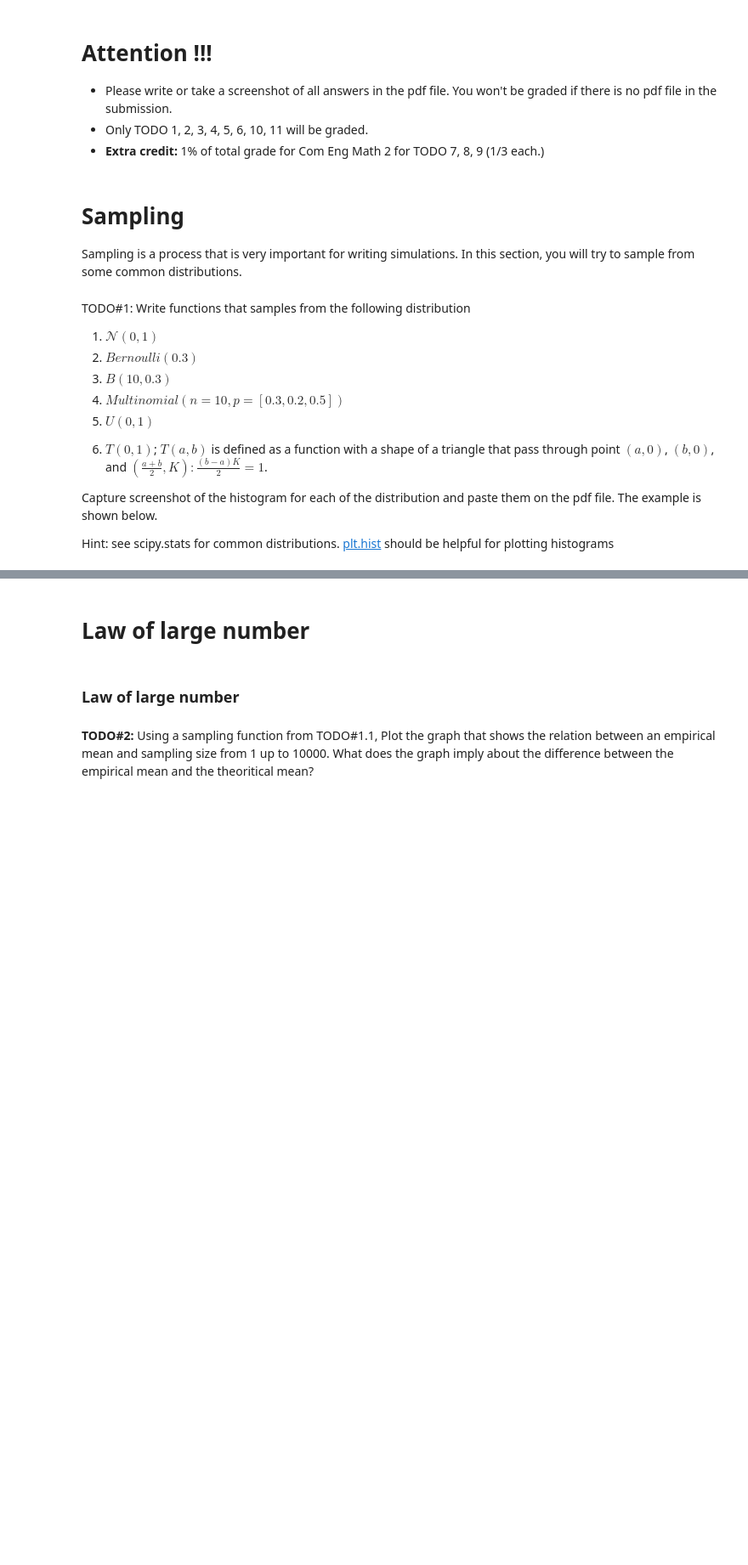
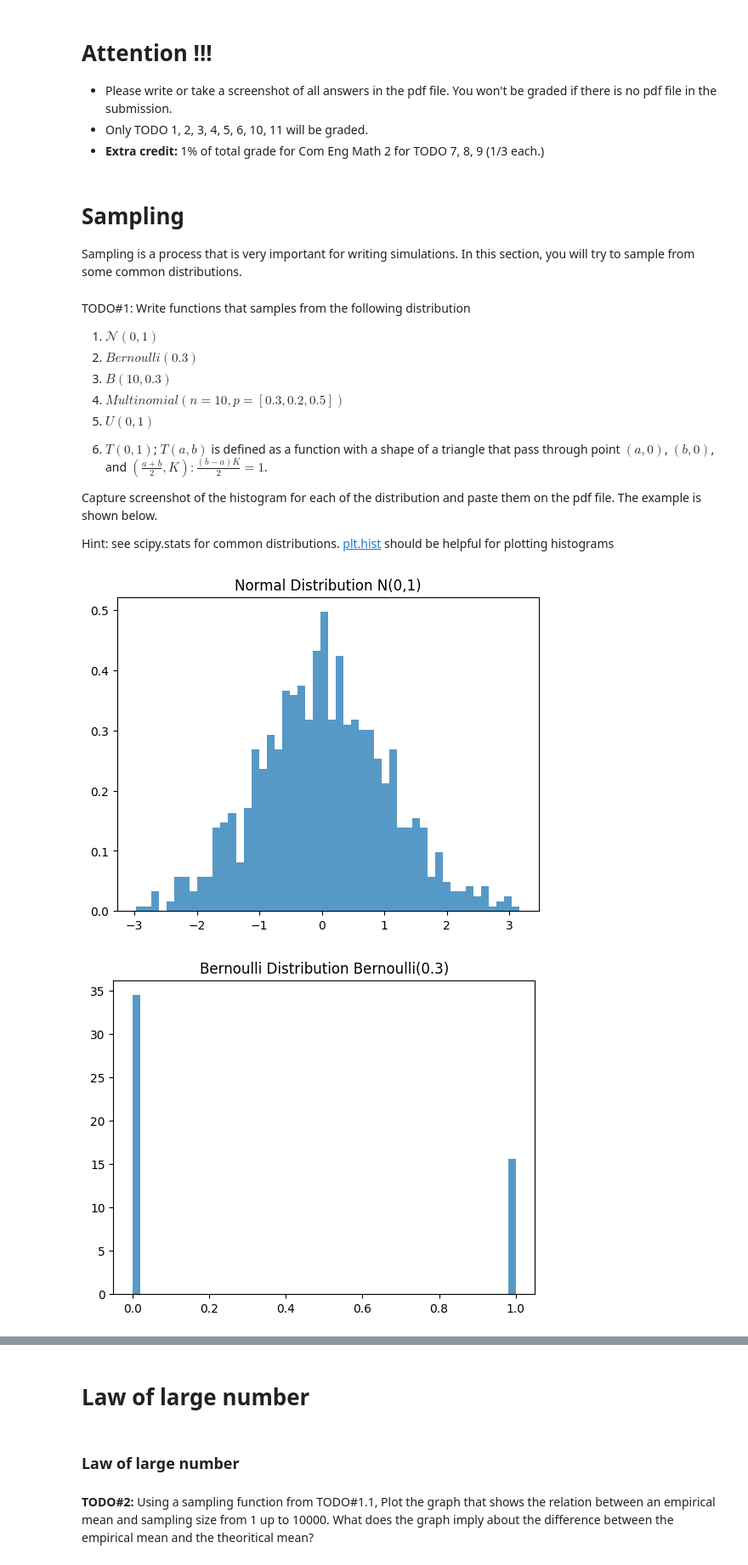
Before and after one commit to Nacnano/my-chula-courses, a Jupyter notebook: 2110203-comp-eng-math-ii/Probability_2023_student.ipynb, the cells around one changed output, grey strips where cells are left out. Shown at 85% size. Saved outputs shown, nothing was run; the diff lists cells and outputs as text; code cells hidden in the pictures; blank space fills up the shorter version.

```diff
--- a/2110203-comp-eng-math-ii/Probability_2023_student.ipynb
+++ b/2110203-comp-eng-math-ii/Probability_2023_student.ipynb
@@ -69,0 +24,68 @@ def sample_triangle(sample_size=10, a=0, b=1):
+# %%
+import numpy as np
+import matplotlib.pyplot as plt
+from scipy.stats import norm, bernoulli, binom, multinomial, uniform
+
+# Function to sample from normal distribution N(0,1)
+def sample_normal(sample_size=1000, mu=0, std=1):
+    return norm.rvs(loc=mu, scale=std, size=sample_size)
+
+# Function to sample from Bernoulli distribution Bernoulli(0.3)
+def sample_bernoulli(sample_size=1000, p=0.3):
+    return bernoulli.rvs(p, size=sample_size)
+
+# Function to sample from Binomial distribution B(10, 0.3)
+def sample_binomial(sample_size=1000, n=10, p=0.3):
+    return binom.rvs(n=n, p=p, size=sample_size)
+
+# Function to sample from Multinomial distribution Multinomial(n=10, p=[0.3, 0.2, 0.5])
+def sample_multinomial(sample_size=1000, n=10, p=[0.3, 0.2, 0.5]):
+    return multinomial.rvs(n=n, p=p, size=sample_size)
+
+# Function to sample from Uniform distribution U(0,1)
+def sample_uniform(sample_size=1000, from_x=0, to_x=1):
+    return uniform.rvs(loc=from_x, scale=to_x-from_x, size=sample_size)
+
+# Function to sample from Triangular distribution T(0,1)
+def sample_triangle(sample_size=1000, a=0, b=1):
+    # Calculating K (height of the triangle) based on area constraint
+    K = 2 / (b - a)
+    return np.random.triangular(a, (a + b) / 2, b, size=sample_size)
+
+# Plot histograms for each distribution
+def plot_histogram(samples, title):
+    plt.hist(samples, bins=50, density=True, alpha=0.75)
+    plt.title(title)
+    plt.show()
+
+# Sample and plot histograms for each distribution
+sample_size = 1000
+
+# TODO#1.1: Normal distribution N(0,1)
+normal_samples = sample_normal(sample_size)
+plot_histogram(normal_samples, "Normal Distribution N(0,1)")
+
+# TODO#1.2: Bernoulli distribution Bernoulli(0.3)
+bernoulli_samples = sample_bernoulli(sample_size)
+plot_histogram(bernoulli_samples, "Bernoulli Distribution Bernoulli(0.3)")
+
+# TODO#1.3: Binomial distribution B(10, 0.3)
+binomial_samples = sample_binomial(sample_size)
+plot_histogram(binomial_samples, "Binomial Distribution B(10, 0.3)")
+
+# TODO#1.4: Multinomial distribution Multinomial(n=10, p=[0.3, 0.2, 0.5])
+multinomial_samples = sample_multinomial(sample_size)
+# We need to handle multinomial samples differently as it returns vectors
+multinomial_sums = [sum(outcome) for outcome in multinomial_samples]
+plot_histogram(multinomial_sums, "Multinomial Distribution Multinomial(n=10, p=[0.3, 0.2, 0.5])")
+
+# TODO#1.5: Uniform distribution U(0,1)
+uniform_samples = sample_uniform(sample_size)
+plot_histogram(uniform_samples, "Uniform Distribution U(0,1)")
+
+# TODO#1.6: Triangular distribution T(0,1)
+triangle_samples = sample_triangle(sample_size)
+plot_histogram(triangle_samples, "Triangular Distribution T(0,1)")
+# %% [output]
+[figure, added]
+[figure, added]
```
Also changed, not shown: parts of 30 cells of this notebook.
